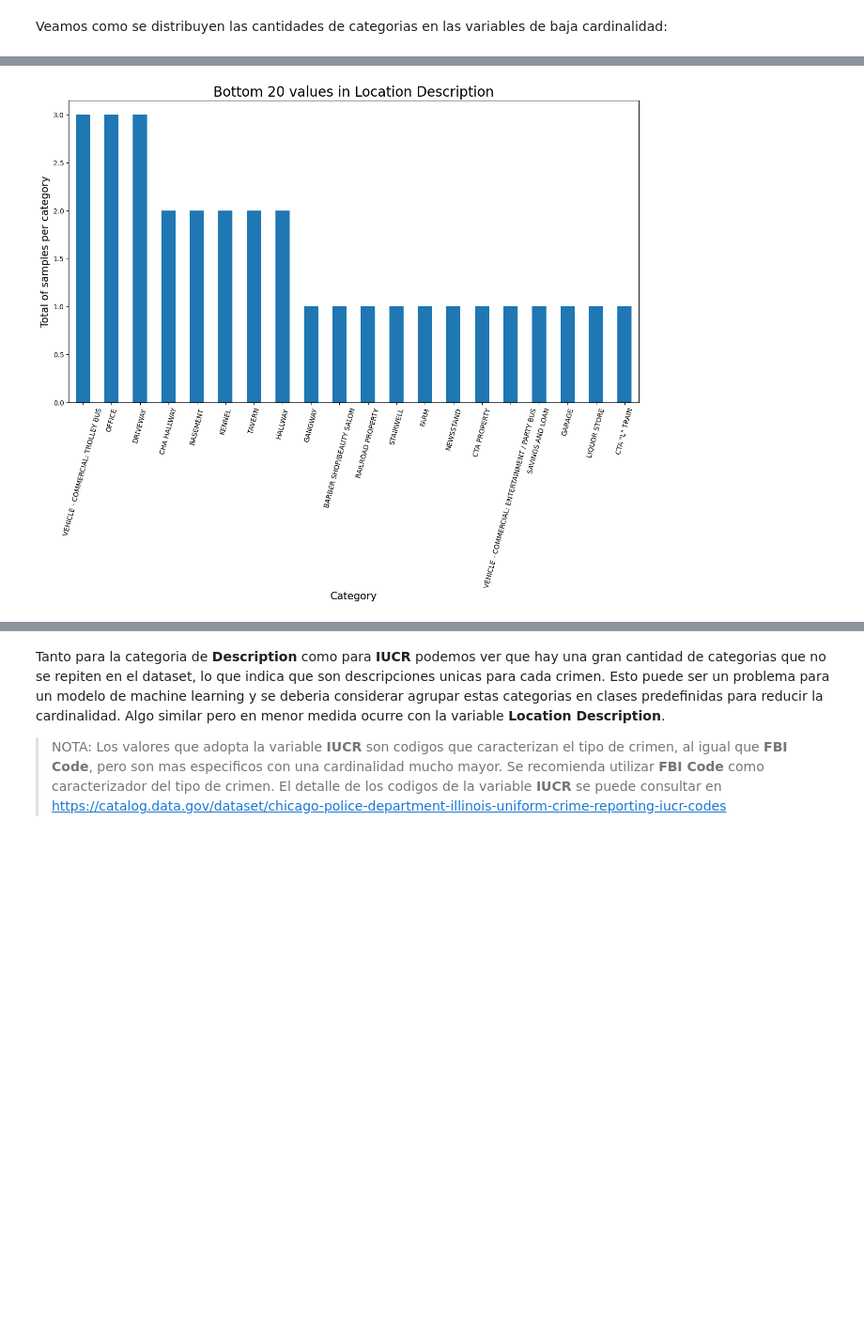
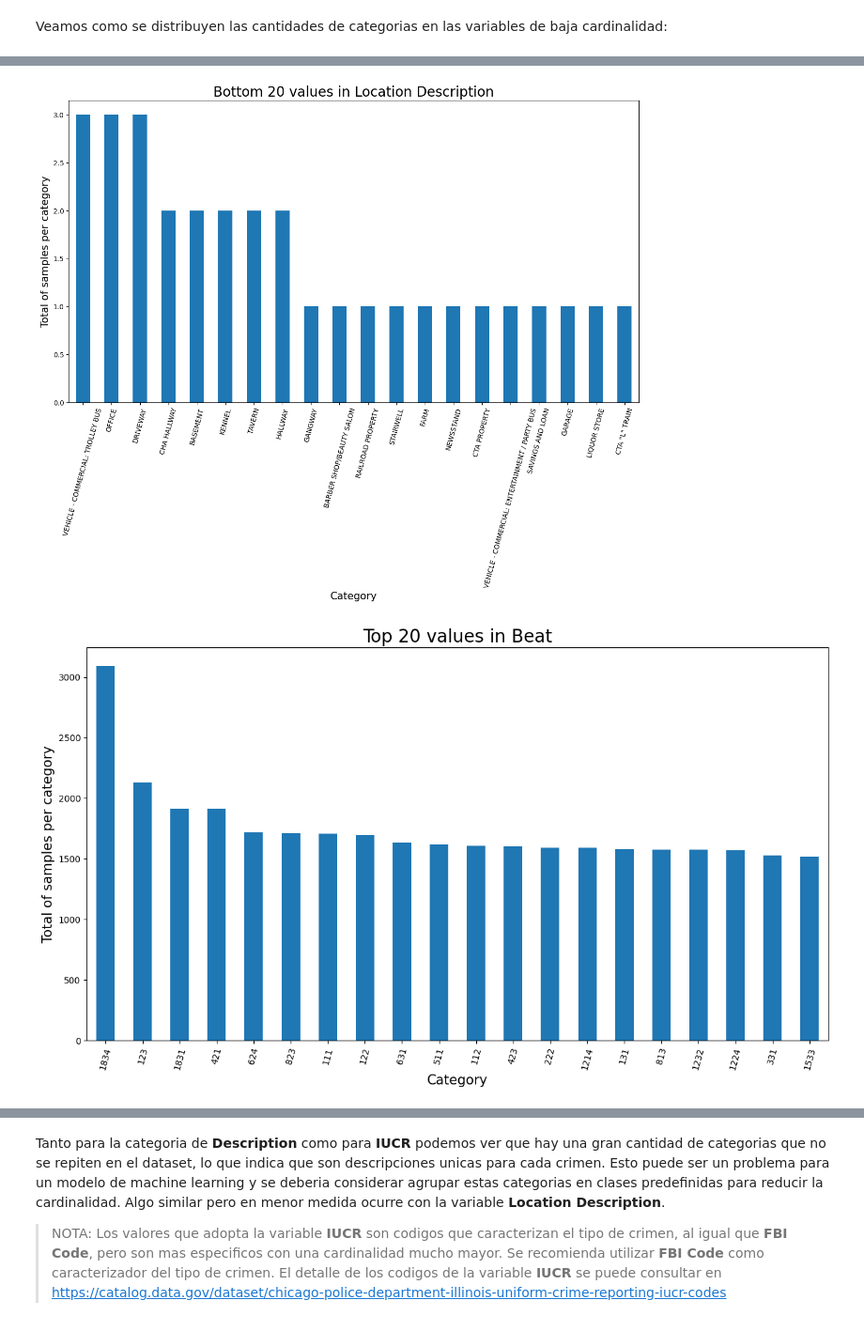
Before and after one commit to maximdorogov/fiuba-analisis-de-datos, a Jupyter notebook: tp1.ipynb, the cells around one changed output, grey strips where cells are left out. Shown at 94% size. Drawn from its saved outputs; the diff is of its cells as text; code cells hidden in the pictures; blank space fills up the shorter version.

```diff
--- a/tp1.ipynb
+++ b/tp1.ipynb
@@ -349,24 +483,25 @@ Para visualizar las categorias de las variables de alta cardinalidad mostramos s
 # %%
 n_show = 20
 
-for col in ['Description', 'IUCR', 'Location Description']:
+for col in ['Description', 'IUCR', 'Location Description', 'Beat']:
     df[col].value_counts().head(n_show).plot(kind='bar', figsize=(15, 8))
     plt.title(f'Top {n_show} values in {col}', fontsize=20)
     plt.xlabel('Category', fontsize=15)
     plt.ylabel('Total of samples per category', fontsize=15)
     plt.xticks(rotation=75)
     plt.show()
 
     df[col].value_counts().tail(n_show).plot(kind='bar', figsize=(15, 8))
     plt.title(f'Bottom {n_show} values in {col}', fontsize=20)
     plt.xlabel('Category', fontsize=15)
     plt.ylabel('Total of samples per category', fontsize=15)
     plt.xticks(rotation=75)
     plt.show()
 # %% [output]
 [figure]
 [figure]
 [figure]
 [figure]
 [figure]
 [figure]
+[figure, added]
```
Also changed, not shown: parts of 28 cells of this notebook, 1 other file.
